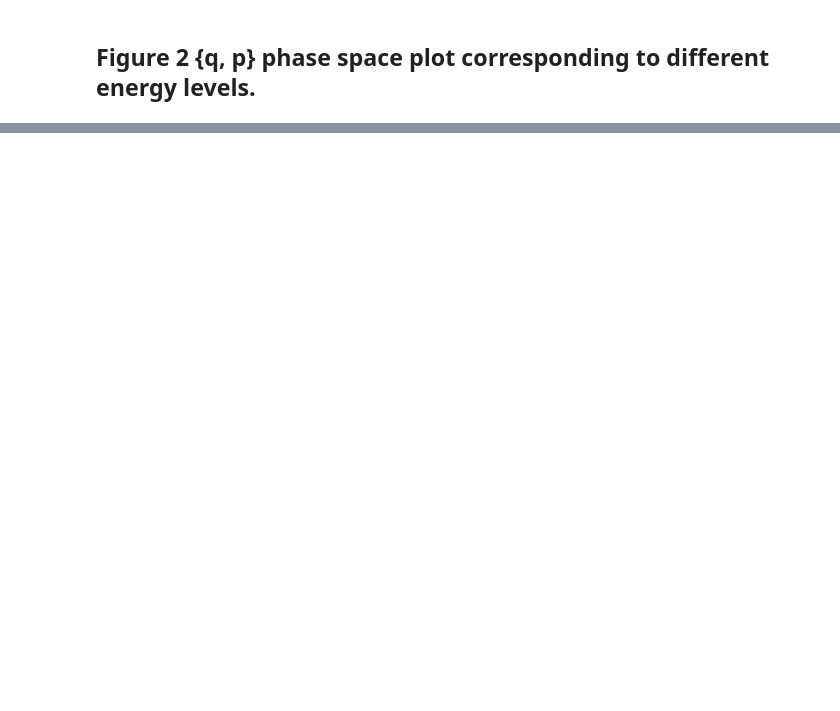
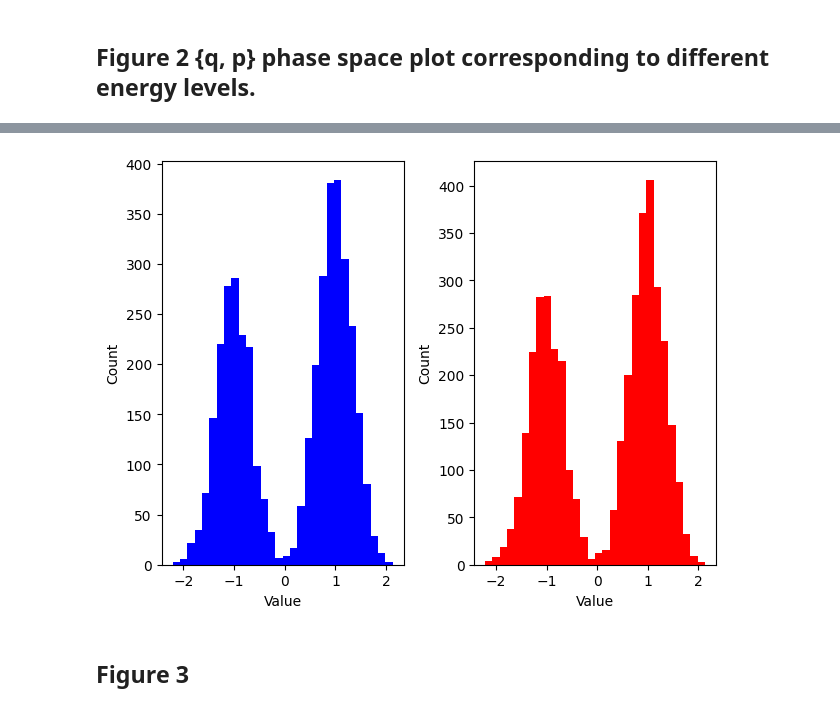
Before and after one commit to YedaCui/TSRLproject_JPMorgan, a Jupyter notebook: src/plot.ipynb, the cells around one changed output, grey strips where cells are left out. Cells and saved outputs as stored; diff of their text form; code cells hidden in the pictures; blank space fills up the shorter version.

```diff
--- a/src/plot.ipynb
+++ b/src/plot.ipynb
@@ -106,0 +46,24 @@ model.get_gradient
+# %%
+from sampling import sampling
+
+hmc_lhnn_1DGaussian = sampling(config_name="LHNN_1DGaussianmixture", sampler_type="HMC", initial_state=np.array([0]), num_samples=5000, burnin=1000, chains=1, epsilon=0.05,
+                        sample_path = "/home/ycui/Documents/TSRLproject_JPMorgan/samples/lhnn_hmc_LHNN_1DGaussianmixture.pkl")
+hmc_grad_1DGaussian = sampling(config_name="LHNN_1DGaussianmixture", sampler_type="HMC", initial_state=np.array([0]), num_samples=5000, burnin=1000, chains=1, epsilon=0.05,
+                        sample_path = "/home/ycui/Documents/TSRLproject_JPMorgan/samples/grad_hmc_LHNN_1DGaussianmixture.pkl")
+# %%
+plt.subplot(1,2,1)
+plt.hist(hmc_grad_1DGaussian.samples[:,hmc_grad_1DGaussian.burnin:,:].flatten(), color="blue", bins=30, density=False)
+plt.xlabel("Value")
+plt.ylabel("Count")
+
+plt.subplot(1,2,2)
+plt.hist(hmc_lhnn_1DGaussian.samples[:,hmc_lhnn_1DGaussian.burnin:,:].flatten(), color="red", bins=30, density=False)
+plt.xlabel("Value")
+plt.ylabel("Count")
+
+plt.tight_layout()
+plt.show()
+# %% [output]
+[figure, added]
+# %% [markdown]
+## Figure 3
```
Also changed, not shown: parts of 30 cells of this notebook, 19 other files.
